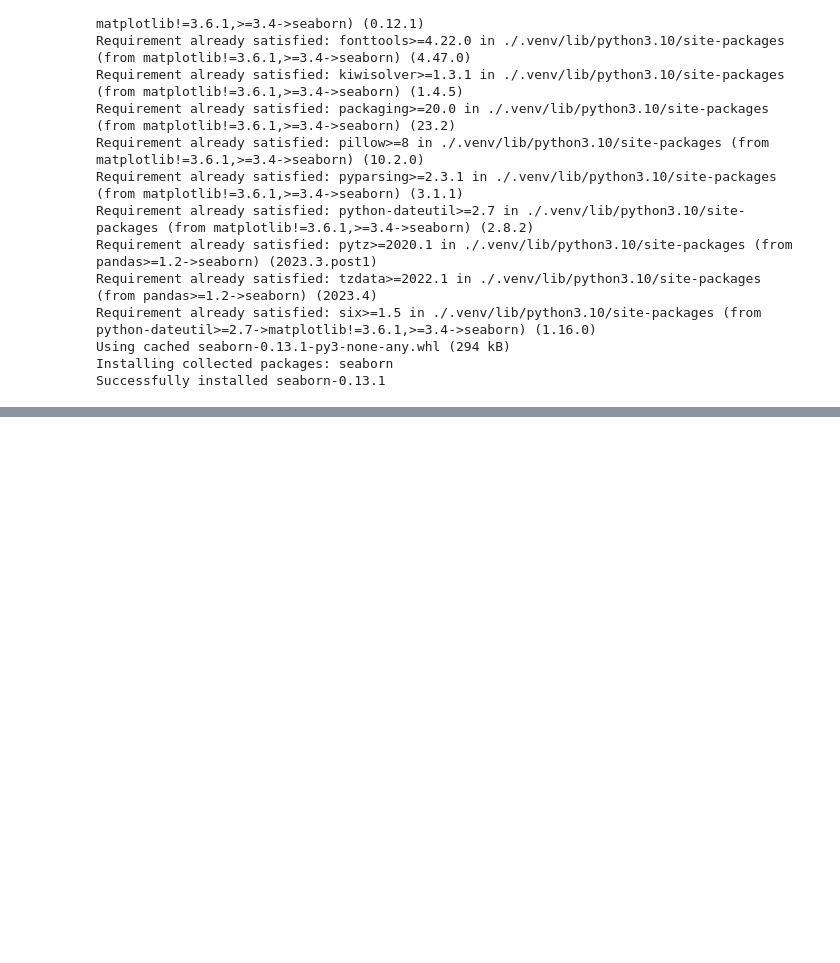
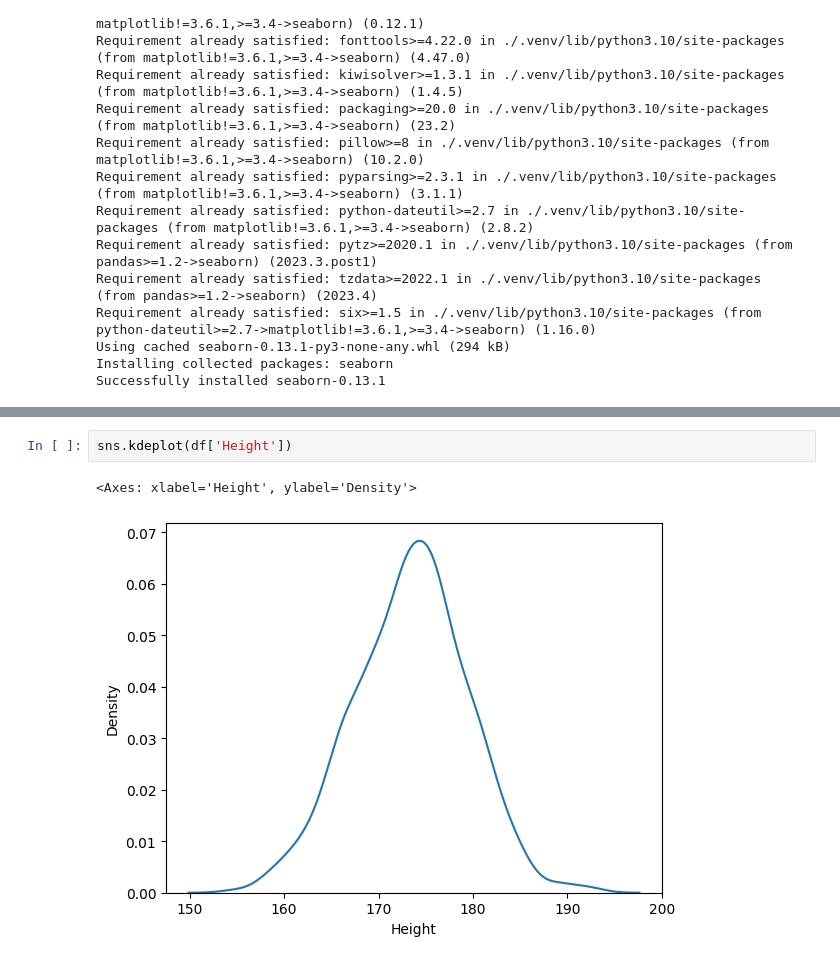
Before and after one commit to dlsdud9098/pandas_test, a Jupyter notebook: seaborn_test.ipynb, the cells around one changed output, grey strips where cells are left out. Saved outputs shown, nothing was run; the diff lists cells and outputs as text; blank space fills up the shorter version.

```diff
--- a/seaborn_test.ipynb
+++ b/seaborn_test.ipynb
@@ -24,0 +76,5 @@ import seaborn as sns
+# %%
+sns.kdeplot(df['Height'])
+# %% [output]
+<Axes: xlabel='Height', ylabel='Density'>
+[figure, added]
```
Also changed, not shown: parts of 5 cells of this notebook.
